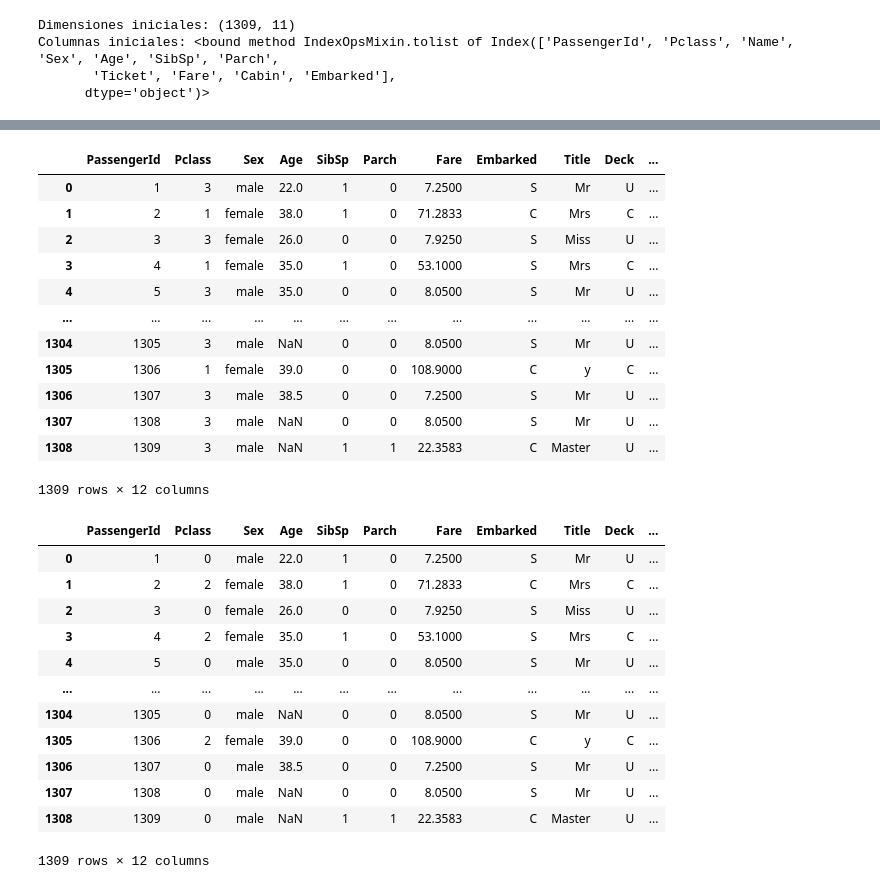
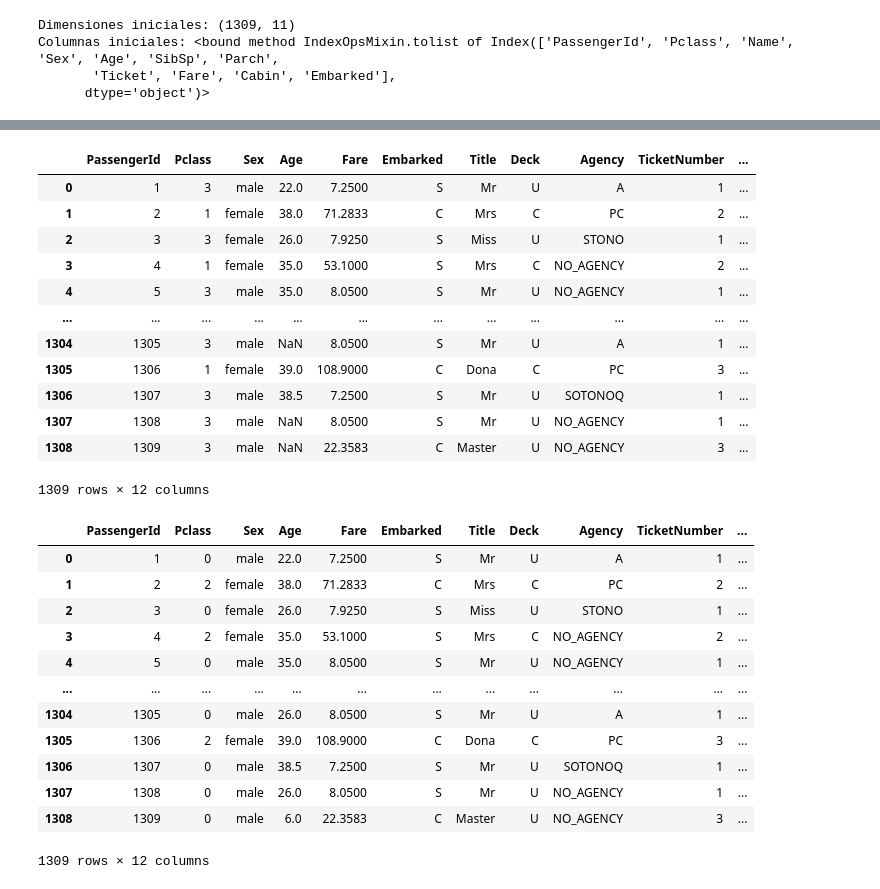
Before and after one commit to Albe036/titanic-survival, a Jupyter notebook: notebooks/03_pipelines_model.ipynb, the cells around one changed output, grey strips where cells are left out. Saved outputs shown, nothing was run; the diff lists cells and outputs as text; code cells hidden in the pictures.

```diff
--- a/notebooks/03_pipelines_model.ipynb
+++ b/notebooks/03_pipelines_model.ipynb
@@ -100,7 +95,7 @@ memory usage: 112.6+ KB
 def get_title_from_name(df):
     df = df.copy()
     def extract_title(name):
-        title_extracted = re.search(' ([A-Za-z]+).', name)
+        title_extracted = re.search(' ([A-Za-z]+)\.', name)
         if title_extracted:
             return title_extracted.group(1)
         return 'rare'
@@ -125,61 +120,78 @@ def get_agency_ticket_numbers_from_ticket(df):
         return 'NO_AGENCY'
     df['Agency'] = df['Ticket'].apply(extract_prefix)
     ticket_counts = df['Ticket'].value_counts()
-    df['Ticket_number'] = df['Ticket'].map(ticket_counts)
+    df['TicketNumber'] = df['Ticket'].map(ticket_counts)
     df = df.drop('Ticket', axis=1)
+    return df
+
+def familysize_isAlone_from_sibsp_parch(df):
+    df = df.copy()
+    df['FamilySize'] = df['SibSp'] + df['Parch'] + 1
+    df['isAlone'] = (df['FamilySize'] == 1).astype(int)
+    df = df.drop(['Parch', 'SibSp'], axis=1)
     return df
 
 
 feature_engineering_pipeline = Pipeline([
     ('get_title', FunctionTransformer(get_title_from_name, validate=False)),
     ('get_deck', FunctionTransformer(get_deck_from_cabin, validate=False)),
-    ('get_agency', FunctionTransformer(get_agency_ticket_numbers_from_ticket, validate=False))
+    ('get_agency', FunctionTransformer(get_agency_ticket_numbers_from_ticket, validate=False)),
+    ('FamilySize', FunctionTransformer(familysize_isAlone_from_sibsp_parch, validate=False))
 ])
 temp_df = df_join_raw.copy()
 res_temp_df = feature_engineering_pipeline.fit_transform(temp_df)
 res_temp_df
 #print('Cargado transformadores de ingenieria de features')
 # %% [output]
-|  | PassengerId | Pclass | Sex | Age | SibSp | Parch | Fare | Embarked | Title | Deck | ... |
-| 0 | 1 | 3 | male | 22.0 | 1 | 0 | 7.2500 | S | Mr | U | ... |
-| 1 | 2 | 1 | female | 38.0 | 1 | 0 | 71.2833 | C | Mrs | C | ... |
-| 2 | 3 | 3 | female | 26.0 | 0 | 0 | 7.9250 | S | Miss | U | ... |
-| 3 | 4 | 1 | female | 35.0 | 1 | 0 | 53.1000 | S | Mrs | C | ... |
-| 4 | 5 | 3 | male | 35.0 | 0 | 0 | 8.0500 | S | Mr | U | ... |
+|  | PassengerId | Pclass | Sex | Age | Fare | Embarked | Title | Deck | Agency | TicketNumber | ... |
+| 0 | 1 | 3 | male | 22.0 | 7.2500 | S | Mr | U | A | 1 | ... |
+| 1 | 2 | 1 | female | 38.0 | 71.2833 | C | Mrs | C | PC | 2 | ... |
+| 2 | 3 | 3 | female | 26.0 | 7.9250 | S | Miss | U | STONO | 1 | ... |
+| 3 | 4 | 1 | female | 35.0 | 53.1000 | S | Mrs | C | NO_AGENCY | 2 | ... |
+| 4 | 5 | 3 | male | 35.0 | 8.0500 | S | Mr | U | NO_AGENCY | 1 | ... |
 | ... | ... | ... | ... | ... | ... | ... | ... | ... | ... | ... | ... |
-| 1304 | 1305 | 3 | male | NaN | 0 | 0 | 8.0500 | S | Mr | U | ... |
-| 1305 | 1306 | 1 | female | 39.0 | 0 | 0 | 108.9000 | C | y | C | ... |
-| 1306 | 1307 | 3 | male | 38.5 | 0 | 0 | 7.2500 | S | Mr | U | ... |
-| 1307 | 1308 | 3 | male | NaN | 0 | 0 | 8.0500 | S | Mr | U | ... |
-| 1308 | 1309 | 3 | male | NaN | 1 | 1 | 22.3583 | C | Master | U | ... |
+| 1304 | 1305 | 3 | male | NaN | 8.0500 | S | Mr | U | A | 1 | ... |
+| 1305 | 1306 | 1 | female | 39.0 | 108.9000 | C | Dona | C | PC | 3 | ... |
+| 1306 | 1307 | 3 | male | 38.5 | 7.2500 | S | Mr | U | SOTONOQ | 1 | ... |
+| 1307 | 1308 | 3 | male | NaN | 8.0500 | S | Mr | U | NO_AGENCY | 1 | ... |
+| 1308 | 1309 | 3 | male | NaN | 22.3583 | C | Master | U | NO_AGENCY | 3 | ... |
 1309 rows × 12 columns
 # %%
 def reorgize_ticket_class(df):
     df = df.copy()
     def condition_class(ticket_class):
         class_mapping = { 1: 2,  2: 1, 3: 0}
         return class_mapping.get(ticket_class, 0)
     df['Pclass'] = df['Pclass'].apply(condition_class)
     return df
 
+def age_imputed_from_title_pclass(df):
+    df = df.copy()
+    df['Age'] = df.groupby(['Title', 'Pclass'])['Age'].transform(lambda x: x.fillna(x.median()))
+    df['Age'] = df['Age'].fillna(df['Age'].median())
+    return df
+
+
 numeric_transformer_multivariate = ['Age']
 numeric_transformer = Pipeline(steps=[
-    ('reorganize', FunctionTransformer(reorgize_ticket_class, validate=False))
+    ('reorganize', FunctionTransformer(reorgize_ticket_class, validate=False)),
+    ('imputed_age', FunctionTransformer(age_imputed_from_title_pclass, validate=False))
 ])
 res_temp2 = numeric_transformer.fit_transform(res_temp_df)
+#res_temp2[res_temp2['Title'] == 'Ms']
 res_temp2
 #print('Cargado imputadores numericos y categoricos')
 # %% [output]
-|  | PassengerId | Pclass | Sex | Age | SibSp | Parch | Fare | Embarked | Title | Deck | ... |
-| 0 | 1 | 0 | male | 22.0 | 1 | 0 | 7.2500 | S | Mr | U | ... |
-| 1 | 2 | 2 | female | 38.0 | 1 | 0 | 71.2833 | C | Mrs | C | ... |
-| 2 | 3 | 0 | female | 26.0 | 0 | 0 | 7.9250 | S | Miss | U | ... |
-| 3 | 4 | 2 | female | 35.0 | 1 | 0 | 53.1000 | S | Mrs | C | ... |
-| 4 | 5 | 0 | male | 35.0 | 0 | 0 | 8.0500 | S | Mr | U | ... |
+|  | PassengerId | Pclass | Sex | Age | Fare | Embarked | Title | Deck | Agency | TicketNumber | ... |
+| 0 | 1 | 0 | male | 22.0 | 7.2500 | S | Mr | U | A | 1 | ... |
+| 1 | 2 | 2 | female | 38.0 | 71.2833 | C | Mrs | C | PC | 2 | ... |
+| 2 | 3 | 0 | female | 26.0 | 7.9250 | S | Miss | U | STONO | 1 | ... |
+| 3 | 4 | 2 | female | 35.0 | 53.1000 | S | Mrs | C | NO_AGENCY | 2 | ... |
+| 4 | 5 | 0 | male | 35.0 | 8.0500 | S | Mr | U | NO_AGENCY | 1 | ... |
 | ... | ... | ... | ... | ... | ... | ... | ... | ... | ... | ... | ... |
-| 1304 | 1305 | 0 | male | NaN | 0 | 0 | 8.0500 | S | Mr | U | ... |
-| 1305 | 1306 | 2 | female | 39.0 | 0 | 0 | 108.9000 | C | y | C | ... |
-| 1306 | 1307 | 0 | male | 38.5 | 0 | 0 | 7.2500 | S | Mr | U | ... |
-| 1307 | 1308 | 0 | male | NaN | 0 | 0 | 8.0500 | S | Mr | U | ... |
-| 1308 | 1309 | 0 | male | NaN | 1 | 1 | 22.3583 | C | Master | U | ... |
+| 1304 | 1305 | 0 | male | 26.0 | 8.0500 | S | Mr | U | A | 1 | ... |
+| 1305 | 1306 | 2 | female | 39.0 | 108.9000 | C | Dona | C | PC | 3 | ... |
+| 1306 | 1307 | 0 | male | 38.5 | 7.2500 | S | Mr | U | SOTONOQ | 1 | ... |
+| 1307 | 1308 | 0 | male | 26.0 | 8.0500 | S | Mr | U | NO_AGENCY | 1 | ... |
+| 1308 | 1309 | 0 | male | 6.0 | 22.3583 | C | Master | U | NO_AGENCY | 3 | ... |
 1309 rows × 12 columns
```
Also changed, not shown: parts of 1 cell of this notebook, 1 other file.
